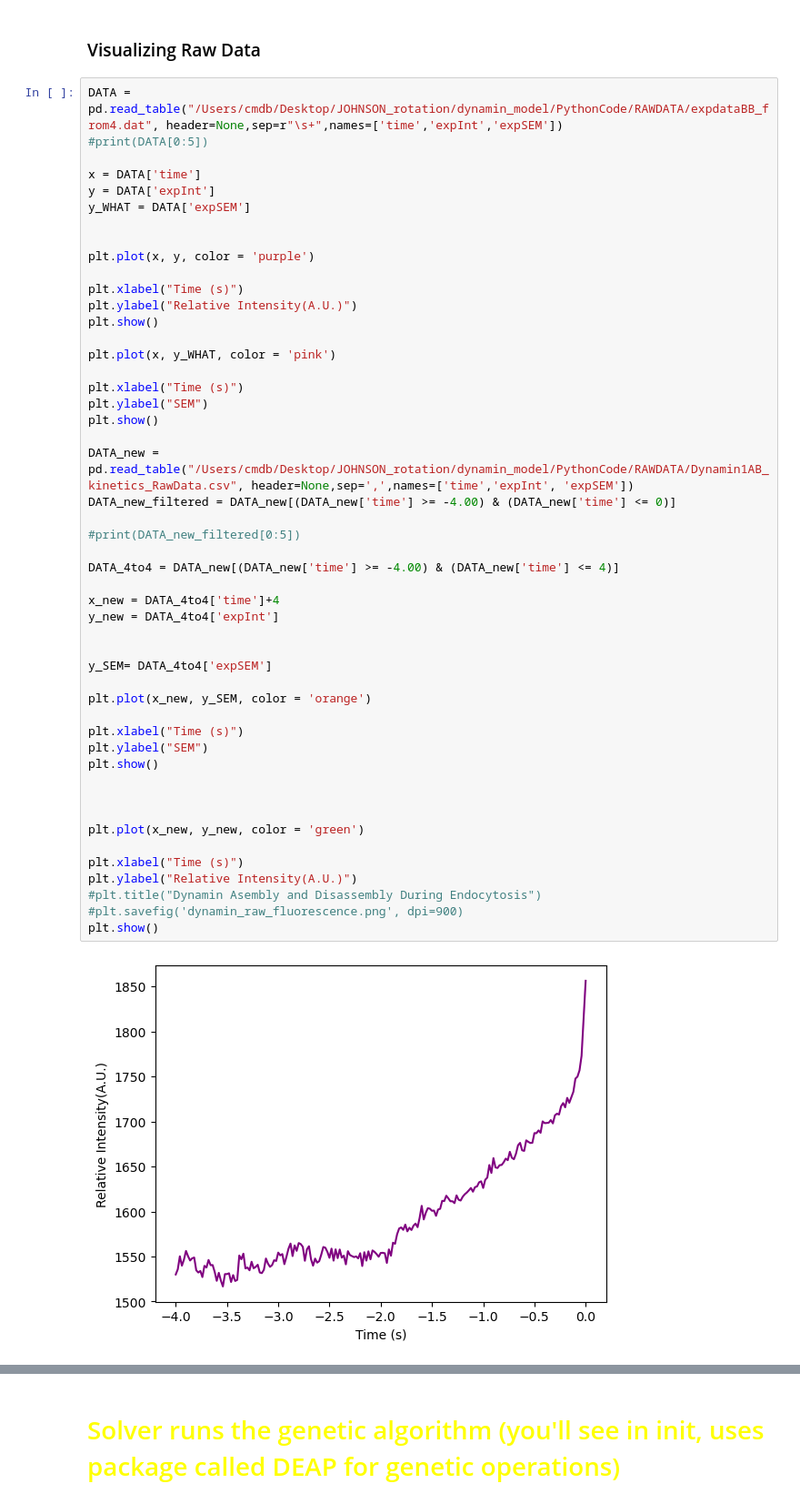
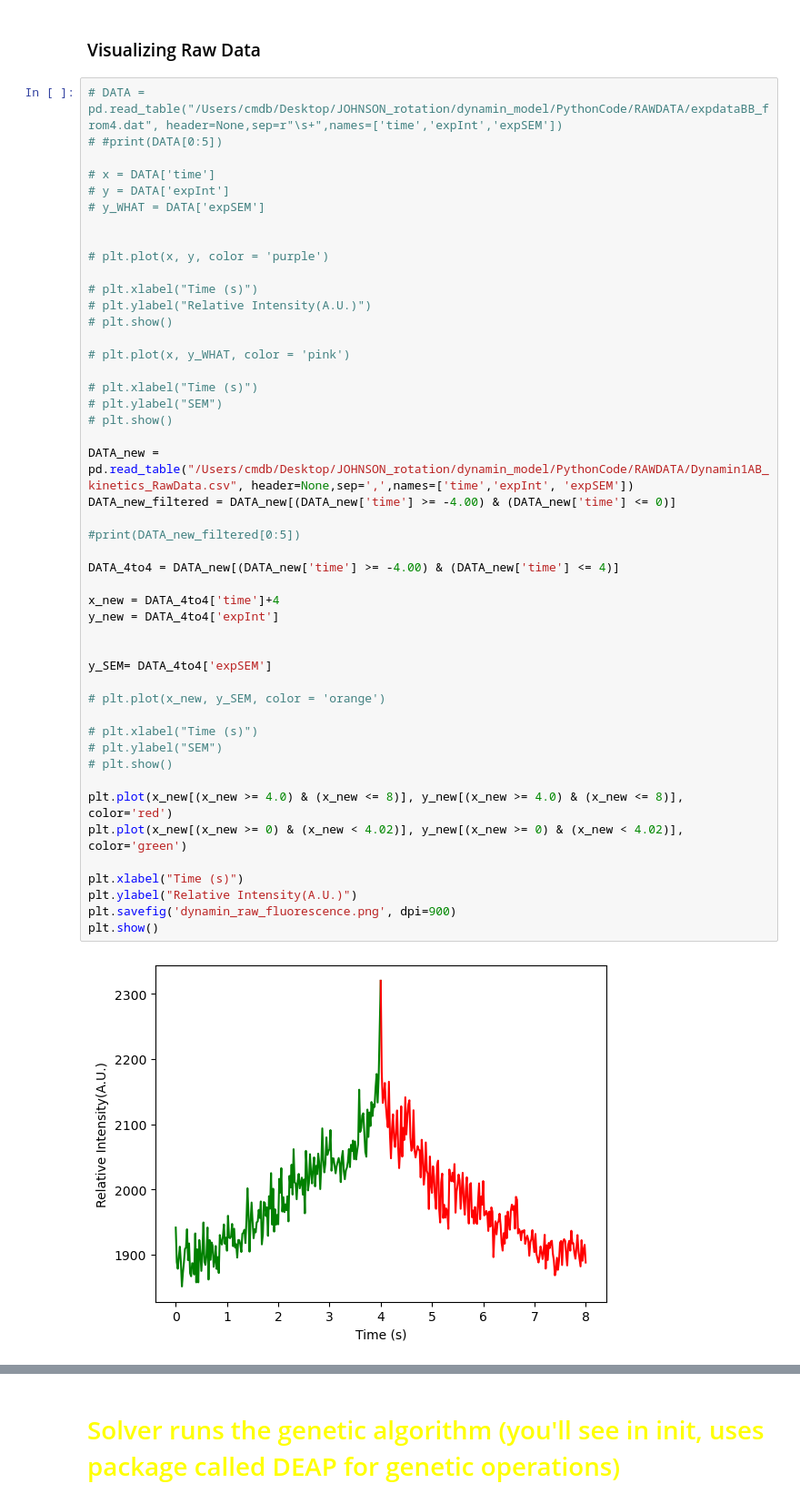
Before and after one commit to lanceman999/dynamin_model, a Jupyter notebook: PythonCode/dynamin1AB_opt_fullKinetics.ipynb, the cells around one changed output, grey strips where cells are left out. Shown: that part at 91% size. Saved outputs shown, nothing was run; the diff lists cells and outputs as text.

```diff
--- a/PythonCode/dynamin1AB_opt_fullKinetics.ipynb
+++ b/PythonCode/dynamin1AB_opt_fullKinetics.ipynb
@@ -35,53 +35,51 @@ please provide us feedback at https://github.com/pandas-dev/pandas/issues/54466
 # %% [markdown]
 ### <font color = 'gree'>Visualizing Raw Data</font>
 # %%
-DATA = pd.read_table("/Users/cmdb/Desktop/JOHNSON_rotation/dynamin_model/PythonCode/RAWDATA/expdataBB_from4.dat", header=None,sep=r"\s+",names=['time','expInt','expSEM'])
-#print(DATA[0:5])
+# DATA = pd.read_table("/Users/cmdb/Desktop/JOHNSON_rotation/dynamin_model/PythonCode/RAWDATA/expdataBB_from4.dat", header=None,sep=r"\s+",names=['time','expInt','expSEM'])
+# #print(DATA[0:5])
 
-x = DATA['time']
-y = DATA['expInt']
-y_WHAT = DATA['expSEM']
+# x = DATA['time']
+# y = DATA['expInt']
+# y_WHAT = DATA['expSEM']
 
 
-plt.plot(x, y, color = 'purple')
+# plt.plot(x, y, color = 'purple')
 
-plt.xlabel("Time (s)")
-plt.ylabel("Relative Intensity(A.U.)")
-plt.show()
+# plt.xlabel("Time (s)")
+# plt.ylabel("Relative Intensity(A.U.)")
+# plt.show()
 
-plt.plot(x, y_WHAT, color = 'pink')
+# plt.plot(x, y_WHAT, color = 'pink')
 
-plt.xlabel("Time (s)")
-plt.ylabel("SEM")
-plt.show()
+# plt.xlabel("Time (s)")
+# plt.ylabel("SEM")
+# plt.show()
 
 DATA_new = pd.read_table("/Users/cmdb/Desktop/JOHNSON_rotation/dynamin_model/PythonCode/RAWDATA/Dynamin1AB_kinetics_RawData.csv", header=None,sep=',',names=['time','expInt', 'expSEM'])
 DATA_new_filtered = DATA_new[(DATA_new['time'] >= -4.00) & (DATA_new['time'] <= 0)]
 
 #print(DATA_new_filtered[0:5])
 
 DATA_4to4 = DATA_new[(DATA_new['time'] >= -4.00) & (DATA_new['time'] <= 4)]
 
 x_new = DATA_4to4['time']+4
 y_new = DATA_4to4['expInt']
 
 
 y_SEM= DATA_4to4['expSEM']
 
-plt.plot(x_new, y_SEM, color = 'orange')
+# plt.plot(x_new, y_SEM, color = 'orange')
 
-plt.xlabel("Time (s)")
-plt.ylabel("SEM")
-plt.show()
+# plt.xlabel("Time (s)")
+# plt.ylabel("SEM")
+# plt.show()
 
-
-
-plt.plot(x_new, y_new, color = 'green')
+plt.plot(x_new[(x_new >= 4.0) & (x_new <= 8)], y_new[(x_new >= 4.0) & (x_new <= 8)], color='red')
+plt.plot(x_new[(x_new >= 0) & (x_new < 4.02)], y_new[(x_new >= 0) & (x_new < 4.02)], color='green')
 
 plt.xlabel("Time (s)")
 plt.ylabel("Relative Intensity(A.U.)")
-#plt.title("Dynamin Asembly and Disassembly During Endocytosis")
-#plt.savefig('dynamin_raw_fluorescence.png', dpi=900)
+plt.savefig('dynamin_raw_fluorescence.png', dpi=900)
 plt.show()
 # %% [output]
-[figure, old version]
+[figure, new version]
```
Also changed, not shown: parts of 6 cells of this notebook.
